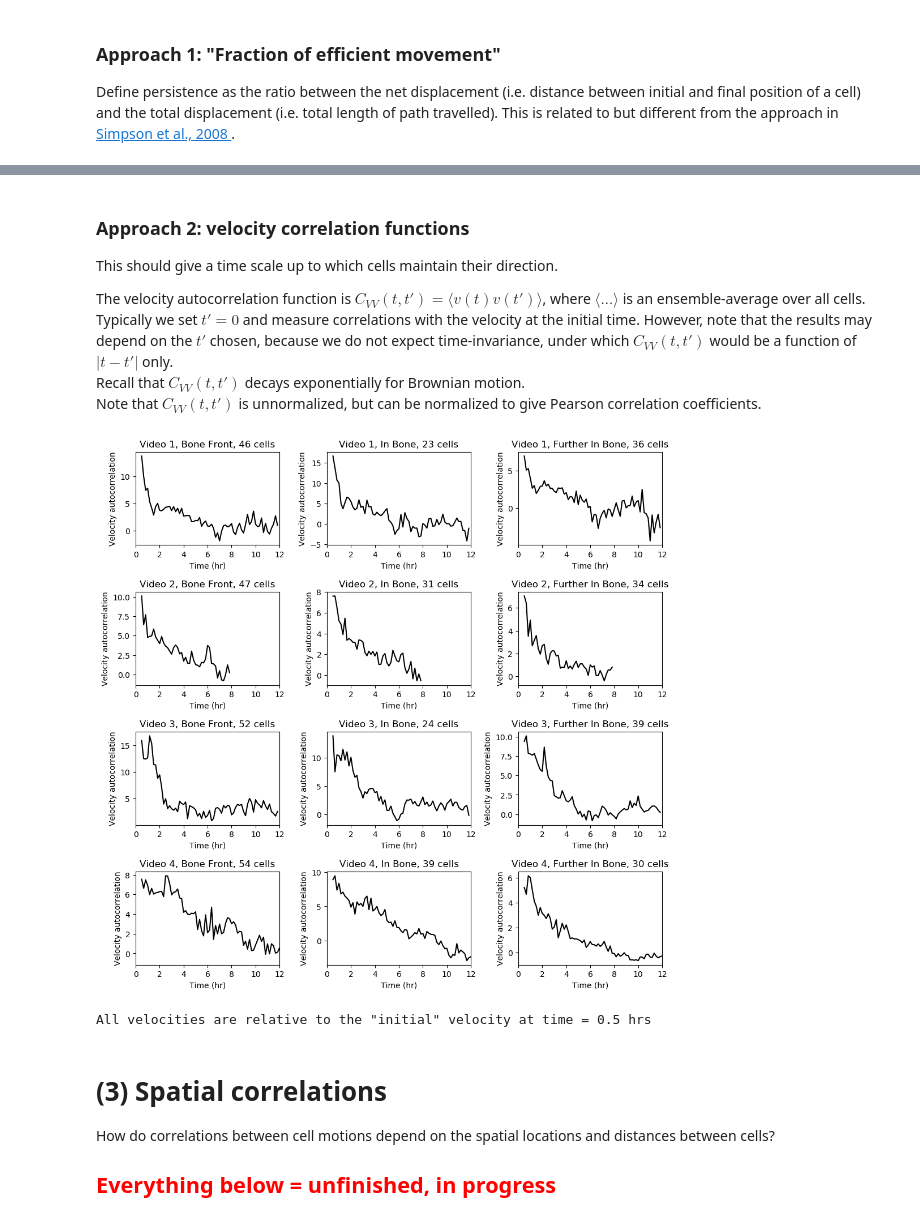
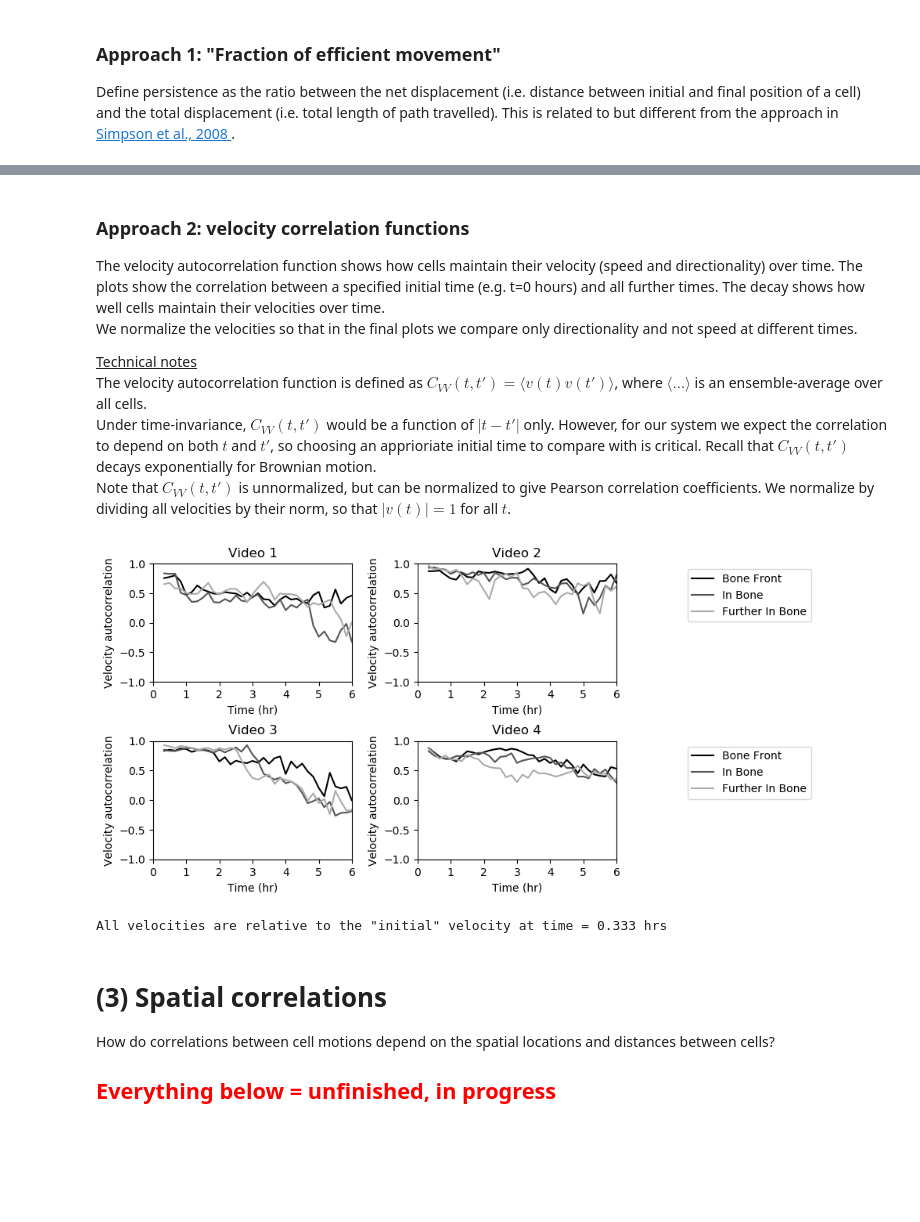
Before and after one commit to YitengDang/For_sharing, a Jupyter notebook: Single_cell_tracks.ipynb, the cells around one changed output, grey strips where cells are left out. Saved outputs shown, nothing was run; the diff lists cells and outputs as text; code cells hidden in the pictures; blank space fills up the shorter version.

```diff
--- a/Single_cell_tracks.ipynb
+++ b/Single_cell_tracks.ipynb
@@ -398,7 +408,7 @@ labels_all = np.array([[None]*N_files_per_video for _ in range(N_videos)]);
 
 names_compare_2 = ["Bone Front", "In Bone", "Further \n In Bone"];
 
-fig, axs = plt.subplots(2, 2, figsize=(7, 5), dpi=100)
+fig, axs = plt.subplots(2, 2, figsize=(8, 5), dpi=100)
 
 for i1 in range(N_videos):
     [ix, iy] = divmod(i1, 2)
@@ -436,9 +446,11 @@ plt.show();
 # %% [markdown]
 ### Approach 2: velocity correlation functions
-This should give a time scale up to which cells maintain their direction.
+The velocity autocorrelation function shows how cells maintain their velocity (speed and directionality) over time. The plots show the correlation between a specified initial time (e.g. t=0 hours) and all further times. The decay shows how well cells maintain their velocities over time. <br>
+We normalize the velocities so that in the final plots we compare only directionality and not speed at different times.
 
-The velocity autocorrelation function is $C_{VV}(t, t') = \langle v(t) v(t') \rangle$,
+<u>Technical notes</u> <br>
+The velocity autocorrelation function is defined as $C_{VV}(t, t') = \langle v(t) v(t') \rangle$,
 where $\langle \ldots \rangle$ is an ensemble-average over all cells. <br>
-Typically we set $t'=0$ and measure correlations with the velocity at the initial time. However, note that the results may depend on the $t'$ chosen, because we do not expect time-invariance, under which $C_{VV}(t, t')$ would be a function of $|t-t'|$ only. <br>
+Under time-invariance, $C_{VV}(t, t')$ would be a function of $|t-t'|$ only. However, for our system we expect the correlation to depend on both $t$ and $t'$, so choosing an apprioriate initial time to compare with is critical.
 Recall that $C_{VV}(t, t')$ decays exponentially for Brownian motion. <br>
-Note that $C_{VV}(t, t')$ is unnormalized, but can be normalized to give Pearson correlation coefficients.
+Note that $C_{VV}(t, t')$ is unnormalized, but can be normalized to give Pearson correlation coefficients. We normalize by dividing all velocities by their norm, so that $|v(t)| = 1$ for all $t$.
@@ -450,43 +457,56 @@ Note that $C_{VV}(t, t')$ is unnormalized, but can be normalized to give Pearson
 # %%
-fig, axs = plt.subplots(N_videos, N_files_per_video, figsize=(12, 12), dpi=100)
+normalize = 1; # Normalize velocities?
+t_init = 2; # initial time to correlate with
+t_range = np.arange(len(slice_range))+t_init; # time range to plot
+
+#fig, axs = plt.subplots(N_videos, N_files_per_video, figsize=(12, 12), dpi=100)
+fig, axs = plt.subplots(2, 3, figsize=(12, 5), dpi=100);
+
 for i1 in range(N_videos):
+    [ix, iy] = divmod(i1, 2); # positions of plots
     pix_per_micron = pix_per_micron_all[i1];
     for i2 in range(N_files_per_video):
         X_all = X_all_all[i1][i2];
         Y_all = Y_all_all[i1][i2];
         N_cells = N_cells_all[i1][i2];
         N_slices = N_slices_all[i1][i2];
         slices_all = slices_all_all[i1][i2];
 
         # calculate velocities
         del_X_all = np.array(list(map(np.diff, X_all))); # X[t+1]-X[t] for all cells
         del_Y_all = np.array(list(map(np.diff, Y_all))); # Y[t+1]-Y[t] for all cells
         velocities_all = np.swapaxes( np.swapaxes( np.array([del_X_all, del_Y_all])/pix_per_micron, 0, 1), 1, 2); # units: microns
 
         # calculate autocorrelation
-        t_init = 3; # initial time to correlate with
-
         correlations_all = np.zeros([N_cells, N_slices-t_init-1])*np.nan;
         for i_cell in range(velocities_all.shape[0]):
-            v_temp = velocities_all[i_cell]; # no normalization            #
-            # v_temp = velocities_all[i_cell]/np.array(list(map(np.linalg.norm, v_temp))); #normalize all velocities to norm 1
-
+            v_temp = velocities_all[i_cell]; # no normalization
+            if normalize:
+                norm = np.array(list(map(np.linalg.norm, v_temp))).reshape(len(v_temp), 1);
+                v_temp = velocities_all[i_cell]/norm; # normalized velocities
             correlations_all[i_cell, :] = np.dot(v_temp[t_init:], v_temp[t_init]); # normalized
 
         correlation_func = np.nanmean(correlations_all, axis=0);
 
-        axs[i1, i2].plot(slices_all[0, t_init:-1], correlation_func, 'k')
+        axs[ix, iy].plot(slices_all[0, t_range], correlation_func[t_range], color=colors_cats[i2])
         #this_title = 'Video {} ({}) {}, {} cells'.format(i1+1, video_labels[i1], names_compare[i2], str(N_cells));
-        this_title = 'Video {}, {}, {} cells'.format(i1+1, names_compare[i2], str(N_cells));
-        axs[i1, i2].set(xlabel='Time (hr)', ylabel='Velocity autocorrelation', title=this_title, xlim=[t_lower, 12])
+        this_title = 'Video {}'.format(i1+1);
+        axs[ix, iy].set(xlabel='Time (hr)', ylabel='Velocity autocorrelation', title=this_title, xlim=[t_lower, t_upper], ylim=[-1, 1])
 
 plt.subplots_adjust(hspace=0.5, wspace=0.33)
 
+# ---- Legend ----
+for row in range(2):
+    for i, this_label in enumerate(names_compare):
+        axs[row, 2].plot(np.nan, label=this_label, color=colors_cats[i])
+    axs[row, 2].legend(loc='upper left')
+    axs[row, 2].axis('off')
 plt.show()
+
 print('All velocities are relative to the "initial" velocity at time = {} hrs'.format(round(t_init/6, 3)))
 # %% [output]
-[figure, old version]
+[figure, new version]
-All velocities are relative to the "initial" velocity at time = 0.5 hrs
+All velocities are relative to the "initial" velocity at time = 0.333 hrs
 # %% [markdown]
 # (3) Spatial correlations
 How do correlations between cell motions depend on the spatial locations and distances between cells? <br>
```
Also changed, not shown: parts of 4 cells of this notebook.
